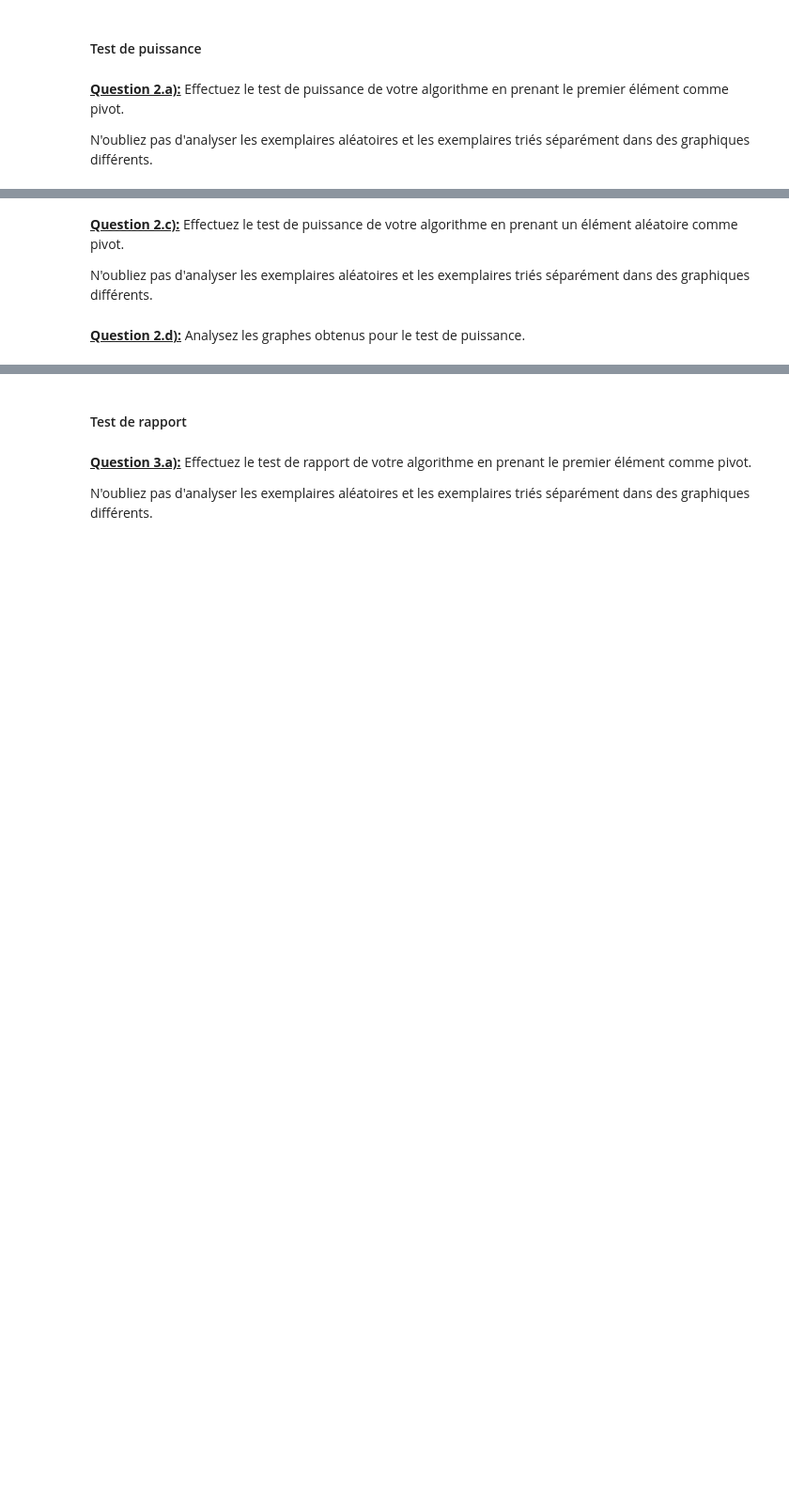
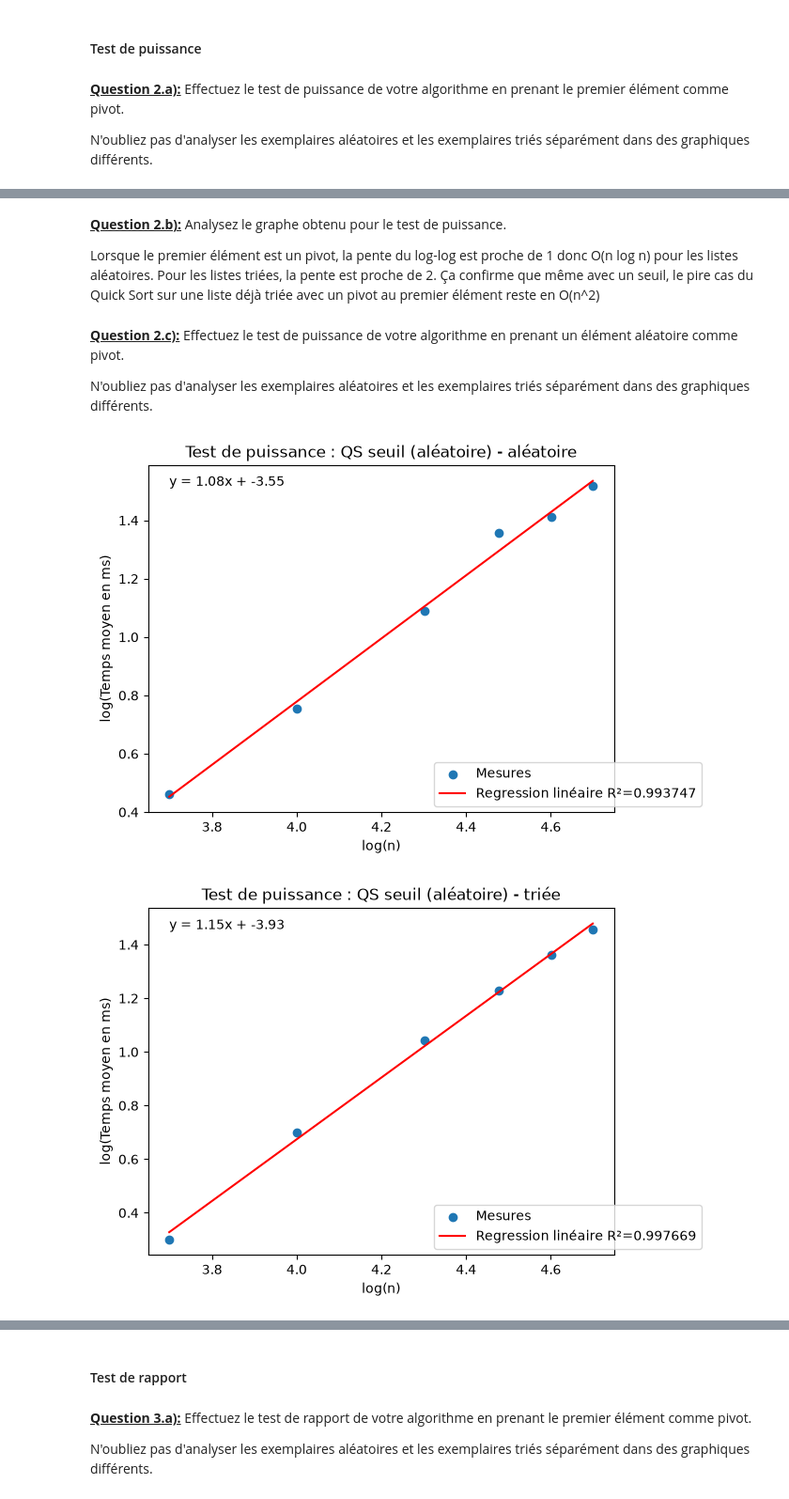
Before and after one commit to thguih/INF8775_TP1, a Jupyter notebook: tp1.ipynb, the cells around one changed output, grey strips where cells are left out. Shown at 94% size. Saved outputs shown, nothing was run; the diff lists cells and outputs as text; code cells hidden in the pictures; blank space fills up the shorter version.

```diff
--- a/tp1.ipynb
+++ b/tp1.ipynb
@@ -1013,3 +1188,7 @@ N'oubliez pas d'analyser les exemplaires aléatoires et les exemplaires triés s
+# %% [markdown]
+<u>**Question 2.b):**</u> Analysez le graphe obtenu pour le test de puissance.
+
+Lorsque le premier élément est un pivot, la pente du log-log est proche de 1 donc O(n log n) pour les listes aléatoires. Pour les listes triées, la pente est proche de 2. Ça confirme que même avec un seuil, le pire cas du Quick Sort sur une liste déjà triée avec un pivot au premier élément reste en O(n^2)
 # %% [markdown]
 <u>**Question 2.c):**</u> Effectuez le test de puissance de votre algorithme en prenant un élément aléatoire comme pivot.
 
@@ -1019,2 +1196,18 @@ N'oubliez pas d'analyser les exemplaires aléatoires et les exemplaires triés s
-# %% [markdown]
-<u>**Question 2.d):**</u> Analysez les graphes obtenus pour le test de puissance.
+# %%
+# TODO Test de puissance de quick_sort_threshold_random
+test_de_puissance(
+    data={log10(m.size): log10(m.mean) for m in mesures_seuil_random_random if m.mean > 0},
+    x_label="log(n)",
+    y_label="log(Temps moyen en ms)",
+    title="Test de puissance : QS seuil (aléatoire) - aléatoire"
+)
+
+test_de_puissance(
+    data={log10(m.size): log10(m.mean) for m in mesures_seuil_random_sorted if m.mean > 0},
+    x_label="log(n)",
+    y_label="log(Temps moyen en ms)",
+    title="Test de puissance : QS seuil (aléatoire) - triée"
+)
+# %% [output]
+[figure, added]
+[figure, added]
```
Also changed, not shown: parts of 62 cells of this notebook.
